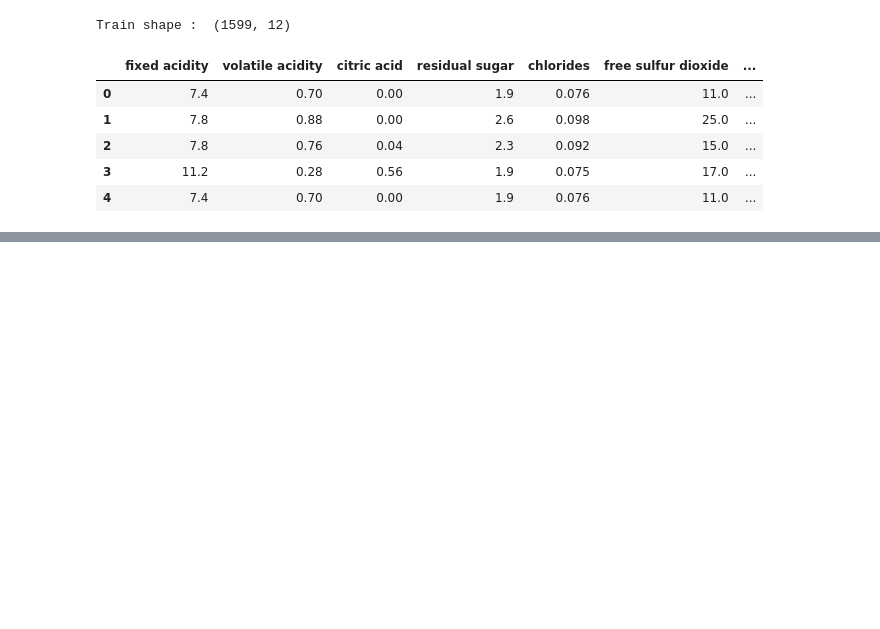
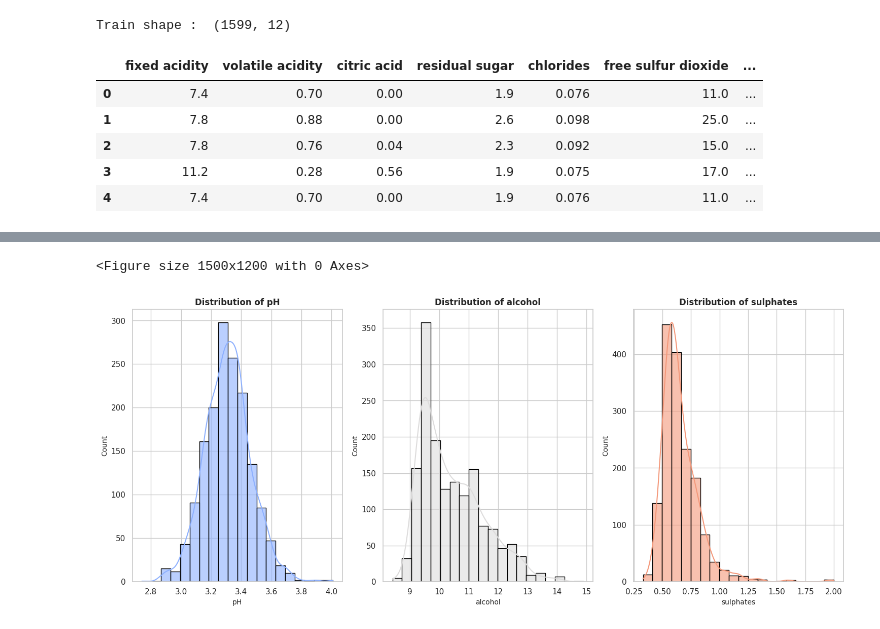
Before and after one commit to YiPhoebe/wine_quality_prediction, a Jupyter notebook: wine_quality.ipynb, the cells around one changed output, grey strips where cells are left out. Drawn from its saved outputs; the diff is of its cells as text; code cells hidden in the pictures; blank space fills up the shorter version.

```diff
--- a/wine_quality.ipynb
+++ b/wine_quality.ipynb
@@ -5,11 +5,11 @@ import matplotlib.pyplot as plt
 import seaborn as sns
 
 # 데이터 불러오기
-wine = pd.read_csv("winequality-red.csv")
+df = pd.read_csv("winequality-red.csv")
 
 # 데이터 확인
-print("Train shape : ", wine.shape)
-wine.head()
+print("Train shape : ", df.shape)
+df.head()
 # %% [output]
 Train shape :  (1599, 12)
 |  | fixed acidity | volatile acidity | citric acid | residual sugar | chlorides | free sulfur dioxide | ... |
@@ -50,0 +108,52 @@ plt.show()
+# %%
+# 각 변수(‘pH’, ‘alcohol’, ‘sulphates’ 등) 분포 히스토그램 그려보기
+# plt.plot(wine['pH'], color='green')
+# plt.show()
+
+# plt.plot(wine['alcohol'], color='blue')
+# plt.show()
+
+# plt.plot(wine['sulphates'], color='red')
+# plt.show()
+
+# plt.hist(wine['pH'], color='green')
+# plt.show()
+
+# df['wine'].hist(bins=20, color='blue')        # 첫번째 시도
+#  wine.hist(bins=20, color='blue', edgecolor='black', linewidth=1.0,           # 두번째 시도
+#             xlabelsize=8, ylabelsize=8, grid=False)
+# plt.tight_layout(rect=(0, 0, 1.2, 1.2))
+# plt.show()
+
+# gpt의 도움 (그래프를 조금 더 보기 좋게 그림)
+# Seaborn 스타일 적용
+sns.set_theme(style="whitegrid")  # 테마 설정
+plt.figure(figsize=(15, 12))  # 전체 크기 조정
+
+# 변수별 히스토그램 시각화
+# features = df.columns[:-1]  # 마지막 품질(quality) 제외
+# num_features = len(features)
+# rows = (num_features // 3) + 1  # 3개씩 한 줄에 배치
+features = ['pH', 'alcohol', 'sulphates']
+num_features = len(features)
+rows = num_features // 3 + 1
+
+fig, axes = plt.subplots(nrows=rows, ncols=3, figsize=(15, 12))
+axes = axes.flatten()
+
+for i, feature in enumerate(features):
+    sns.histplot(df[feature], bins=20, kde=True, color=sns.color_palette("coolwarm", num_features)[i],
+                 edgecolor='black', alpha=0.6, ax=axes[i])
+    axes[i].set_title(f"Distribution of {feature}", fontsize=12, fontweight='bold')
+    axes[i].set_xlabel(feature, fontsize=10)
+    axes[i].set_ylabel("Count", fontsize=10)
+
+# 빈 그래프 제거 (데이터 개수가 3의 배수가 아닐 때 필요)
+for j in range(i + 1, len(axes)):
+    fig.delaxes(axes[j])
+
+plt.tight_layout()
+plt.show()
+# %% [output]
+<Figure size 1500x1200 with 0 Axes>
+[figure, added]
```
Also changed, not shown: parts of 12 cells of this notebook.
